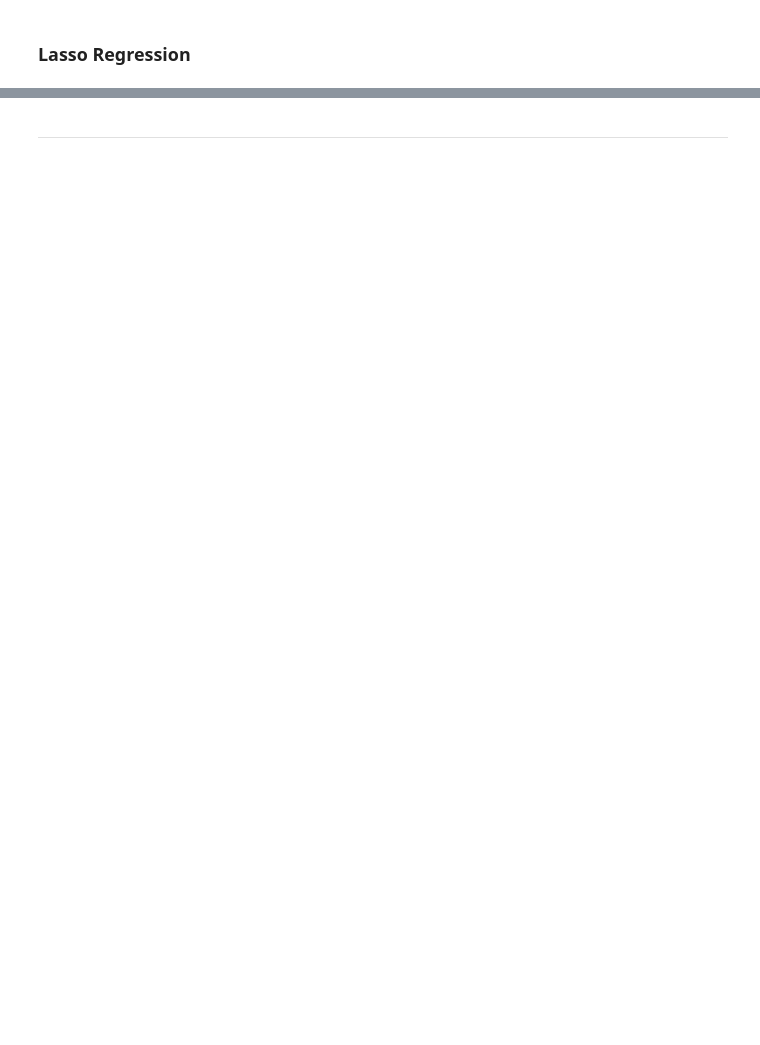
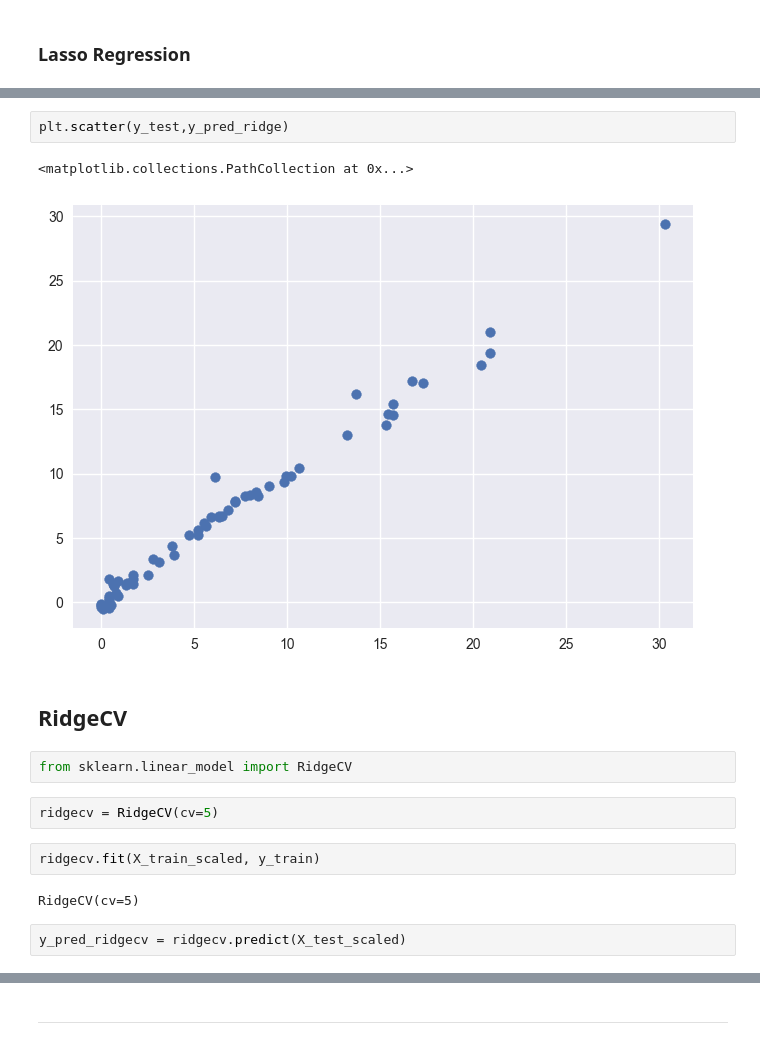
Before and after one commit to iceyisaak/ml-regression-forrest-fire-prediction, a Jupyter notebook: 2_eda-and-model-training.ipynb, the cells around one changed output, grey strips where cells are left out. Cells and saved outputs as stored; diff of their text form; blank space fills up the shorter version.

```diff
--- a/2_eda-and-model-training.ipynb
+++ b/2_eda-and-model-training.ipynb
@@ -325,0 +588,17 @@ plt.title('X_train after Scaling');
+# %%
+plt.scatter(y_test,y_pred_ridge)
+# %% [output]
+<matplotlib.collections.PathCollection at 0x...>
+[figure, added]
+# %% [markdown]
+## RidgeCV
+# %%
+from sklearn.linear_model import RidgeCV
+# %%
+ridgecv = RidgeCV(cv=5)
+# %%
+ridgecv.fit(X_train_scaled, y_train)
+# %% [output]
+RidgeCV(cv=5)
+# %%
+y_pred_ridgecv = ridgecv.predict(X_test_scaled)
```
Also changed, not shown: parts of 79 cells of this notebook, 2 other files.
